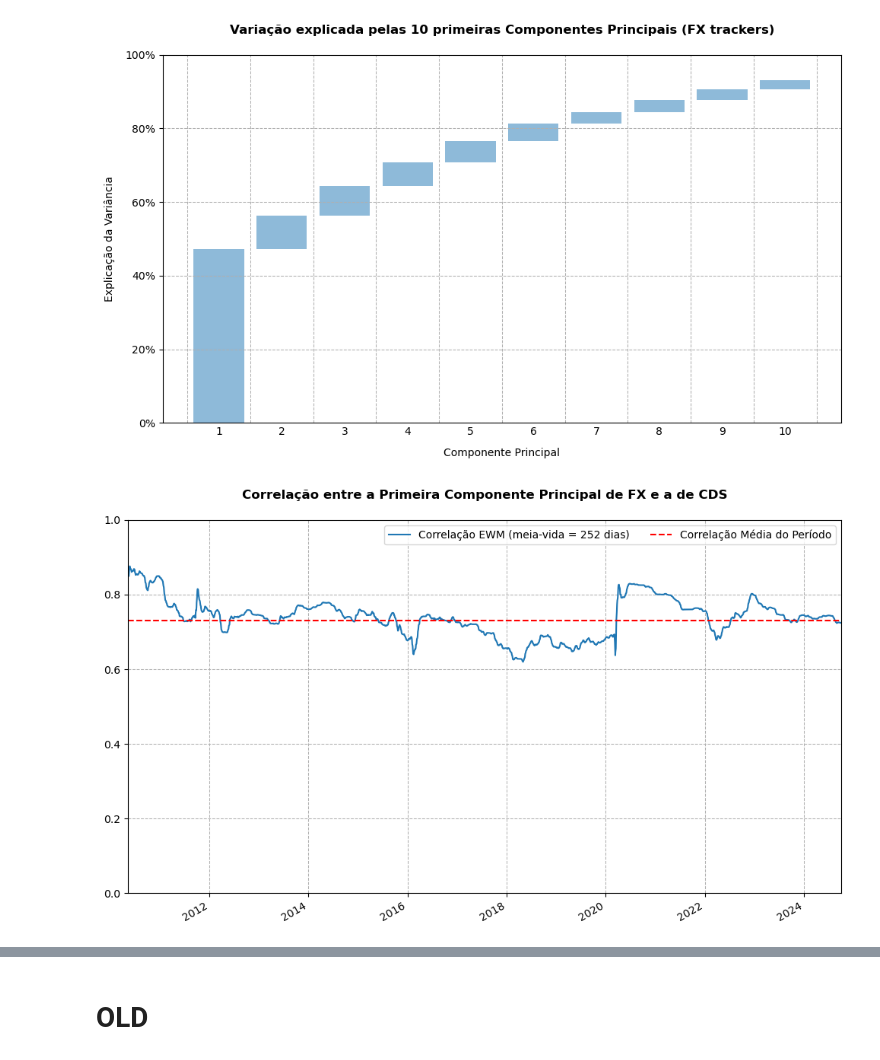
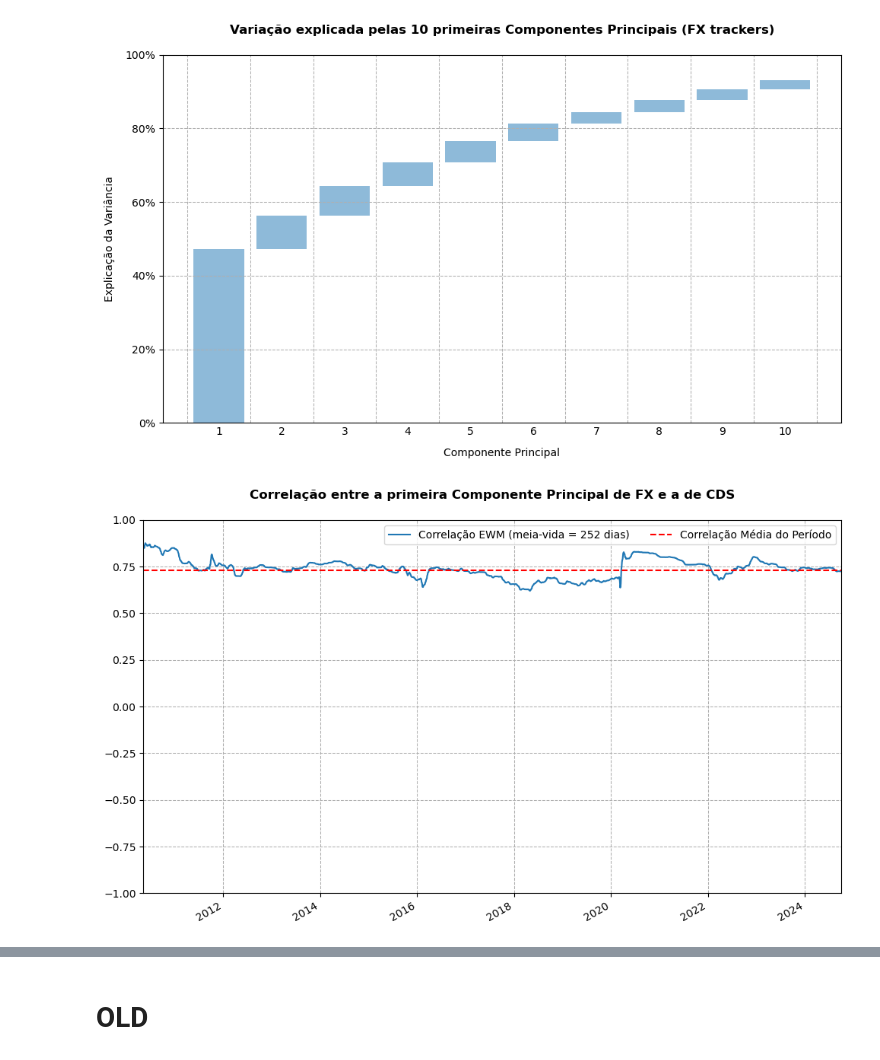
Before and after one commit to sambacode/asset_allocation, a Jupyter notebook: fx vs cds.ipynb, the cells around one changed output, grey strips where cells are left out. Saved outputs shown, nothing was run; the diff lists cells and outputs as text; code cells hidden in the pictures.

```diff
--- a/fx vs cds.ipynb
+++ b/fx vs cds.ipynb
@@ -47,7 +47,12 @@ def plot_bar_contribution(
     plt.show()
 
 
-def plot_historical_correlation(rolling_corr: pd.Series, total_correlation: float):
+def plot_historical_correlation(
+    rolling_corr: pd.Series,
+    total_correlation: float,
+    title: str = "Correlação entre a Primeira Componente Principal de FX e a de CDS",
+    y_lim: tuple[float, float] = (0, 1),
+):
     plt.figure(figsize=(10, 6))
     rolling_corr.plot()
     plt.axhline(
@@ -59,13 +64,9 @@ def plot_historical_correlation(rolling_corr: pd.Series, total_correlation: floa
     plt.grid(True, which="both", axis="both", linestyle="--", linewidth=0.75)
     plt.xlabel(None)
     plt.xlim(rolling_corr.dropna().index.min(), rolling_corr.index.max())
-    plt.ylim(0, 1)
+    plt.ylim(*y_lim)
     plt.legend(ncol=2)
-    plt.title(
-        "Correlação entre a Primeira Componente Principal de FX e a de CDS",
-        fontweight="bold",
-        pad=20,
-    )
+    plt.title(title, fontweight="bold", pad=20)
     plt.tight_layout()
     plt.show()
 # %%
@@ -107,33 +108,69 @@ df_all
 pca_all = PCA(n_components=10).fit(df_all)
 plot_bar_contribution(
     pca_all.explained_variance_ratio_,
     "Variação explicada pelas 10 primeiras Componentes Principais (CDS + FX trackers)",
 )
+########################################################################################
 pca_cds = PCA(n_components=10).fit(df_cds.dropna())
 explained_variance_ratio = pca_cds.explained_variance_ratio_
 plot_bar_contribution(
     pca_cds.explained_variance_ratio_,
     "Variação explicada pelas 10 primeiras Componentes Principais (CDS Trackers)",
 )
+########################################################################################
 pca_fx = PCA(n_components=10).fit(df_fx.dropna())
 explained_variance_ratio = pca_fx.explained_variance_ratio_
 plot_bar_contribution(
     pca_fx.explained_variance_ratio_,
     "Variação explicada pelas 10 primeiras Componentes Principais (FX trackers)",
 )
-
+########################################################################################
 pca_1_fx = pd.DataFrame(pca_fx.fit_transform(df_fx), index=new_index).iloc[:, 0]
 pca_1_cds = pd.DataFrame(pca_cds.fit_transform(df_cds), index=new_index).iloc[:, 0]
-
 plot_historical_correlation(
     pca_1_cds.ewm(halflife=252)
     .corr(pca_1_fx)
     .iloc[100:]
     .rename("Correlação EWM (meia-vida = 252 dias)"),
     pca_1_cds.corr(pca_1_fx),
+    title="Correlação entre a primeira Componente Principal de FX e a de CDS",
+    y_lim=(-1, 1),
 )
+########################################################################################
+pca_2_fx = pd.DataFrame(pca_fx.fit_transform(df_fx), index=new_index).iloc[:, 1]
+pca_2_cds = pd.DataFrame(pca_cds.fit_transform(df_cds), index=new_index).iloc[:, 1]
+plot_historical_correlation(
+    pca_2_cds.ewm(halflife=252)
+    .corr(pca_2_fx)
+    .iloc[100:]
+    .rename("Correlação EWM (meia-vida = 252 dias)"),
+    pca_2_cds.corr(pca_2_fx),
+    title="Correlação entre a segunda Componente Principal de FX e a de CDS",
+    y_lim=(-1, 1),
+)
+########################################################################################
+pca_3_fx = pd.DataFrame(pca_fx.fit_transform(df_fx), index=new_index).iloc[:, 2]
+pca_3_cds = pd.DataFrame(pca_cds.fit_transform(df_cds), index=new_index).iloc[:, 2]
+plot_historical_correlation(
+    pca_3_cds.ewm(halflife=252)
+    .corr(pca_3_fx)
+    .iloc[100:]
+    .rename("Correlação EWM (meia-vida = 252 dias)"),
+    pca_3_cds.corr(pca_3_fx),
+    title="Correlação entre a terceira Componente Principal de FX e a de CDS",
+    y_lim=(-1, 1),
+)
+########################################################################################
+plot_historical_correlation(
+    (pca_1_cds.ewm(halflife=252).cov(pca_1_fx) / pca_1_fx.ewm(halflife=252).var())
+    .iloc[100:]
+    .rename("Beta EWM (meia-vida = 252 dias)"),
+    pca_1_cds.cov(pca_1_fx) / pca_1_fx.var(),
+    y_lim=(0, 2),
+    title="Beta entre as primeiras componentes principais de FX e a de CDS",
+)
 # %% [output]
 [figure]
 [figure]
 [figure]
-[figure, old version]
+[figure, new version]
```
Also changed, not shown: parts of 1 cell of this notebook.
